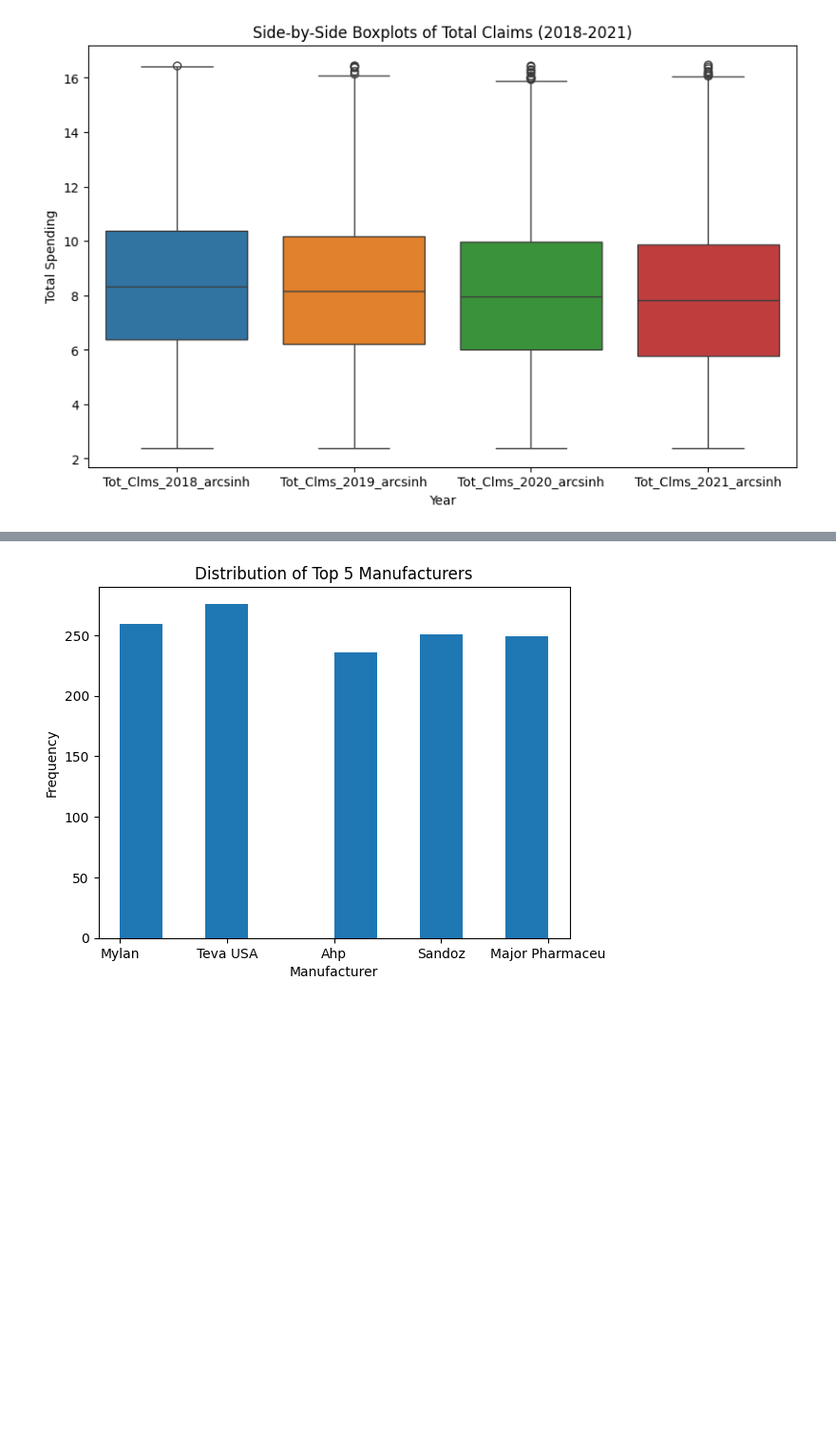
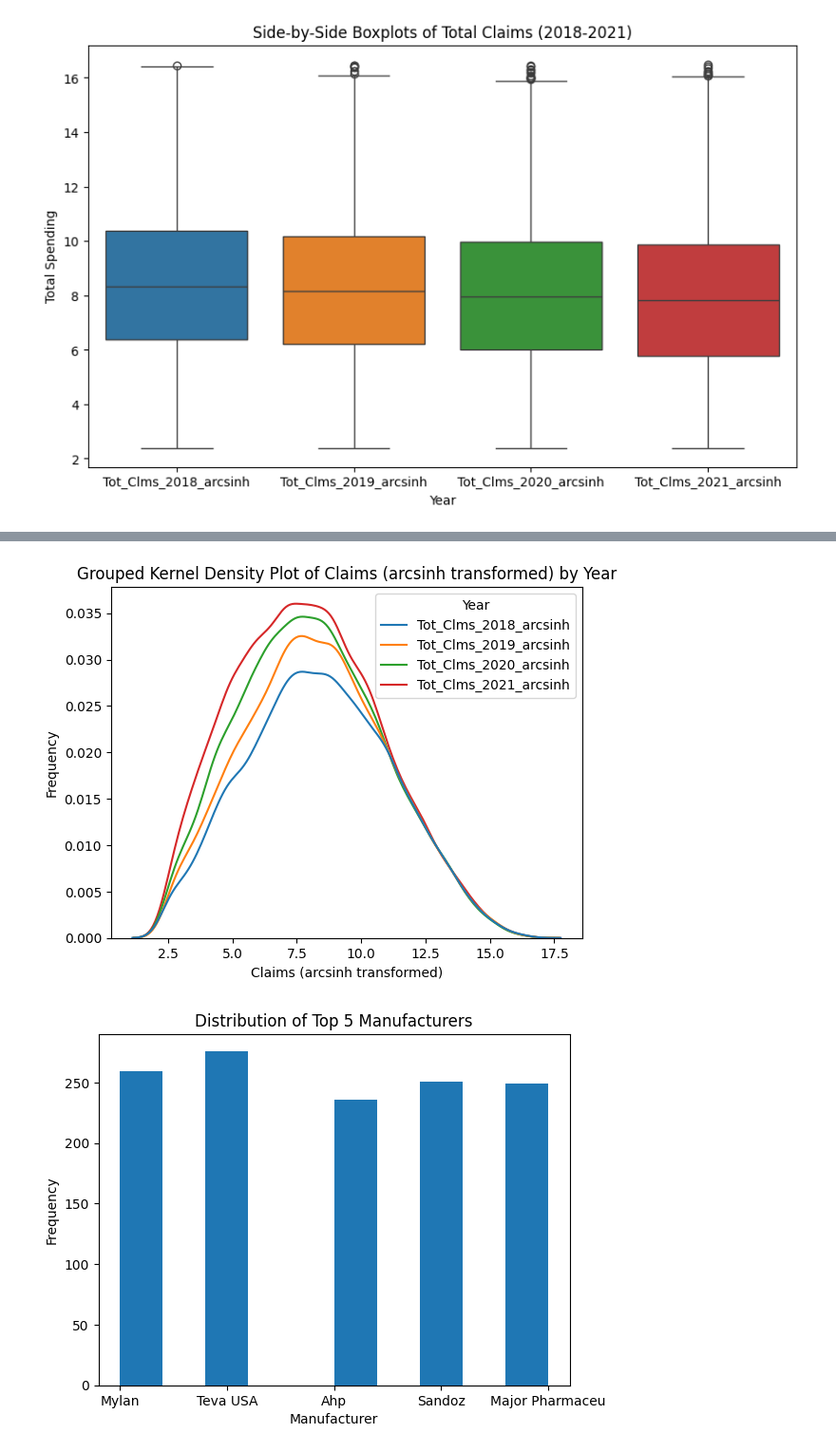
Before and after one commit to natalieassaad/visualization, a Jupyter notebook: assignment/assignment.ipynb, the cells around one changed output, grey strips where cells are left out. Shown at 95% size. Cells and saved outputs as stored; diff of their text form; code cells hidden in the pictures; blank space fills up the shorter version.

```diff
--- a/assignment/assignment.ipynb
+++ b/assignment/assignment.ipynb
@@ -528,3 +573,25 @@ plt.show()
+# %%
+# prompt: make a grouped kernel density plot of the arcsinh claims columns
+
+import pandas as pd
+import seaborn as sns
+import matplotlib.pyplot as plt
+
+# Assuming your dataframe is named 'med' and contains columns 'Tot_Clms_2018_arcsinh', 'Tot_Clms_2019_arcsinh', etc.
+
+claims_columns = ['Tot_Clms_2018_arcsinh', 'Tot_Clms_2019_arcsinh', 'Tot_Clms_2020_arcsinh', 'Tot_Clms_2021_arcsinh']
+
+# Melt the dataframe to have a single column for the claims and another for the year
+med_melted = pd.melt(med, value_vars=claims_columns, var_name='Year', value_name='Claims_arcsinh')
+
+# Create the grouped kernel density plot
+sns.kdeplot(data=med_melted, x='Claims_arcsinh', hue='Year')
+plt.xlabel('Claims (arcsinh transformed)')
+plt.ylabel('Frequency')
+plt.title('Grouped Kernel Density Plot of Claims (arcsinh transformed) by Year')
+plt.show()
+# %% [output]
+[figure, added]
 # %%
 top_5_manufacturers = ['Teva USA', 'Mylan', 'Sandoz', 'Major Pharmaceu', 'Ahp']
 
```
Also changed, not shown: parts of 8 cells of this notebook.
